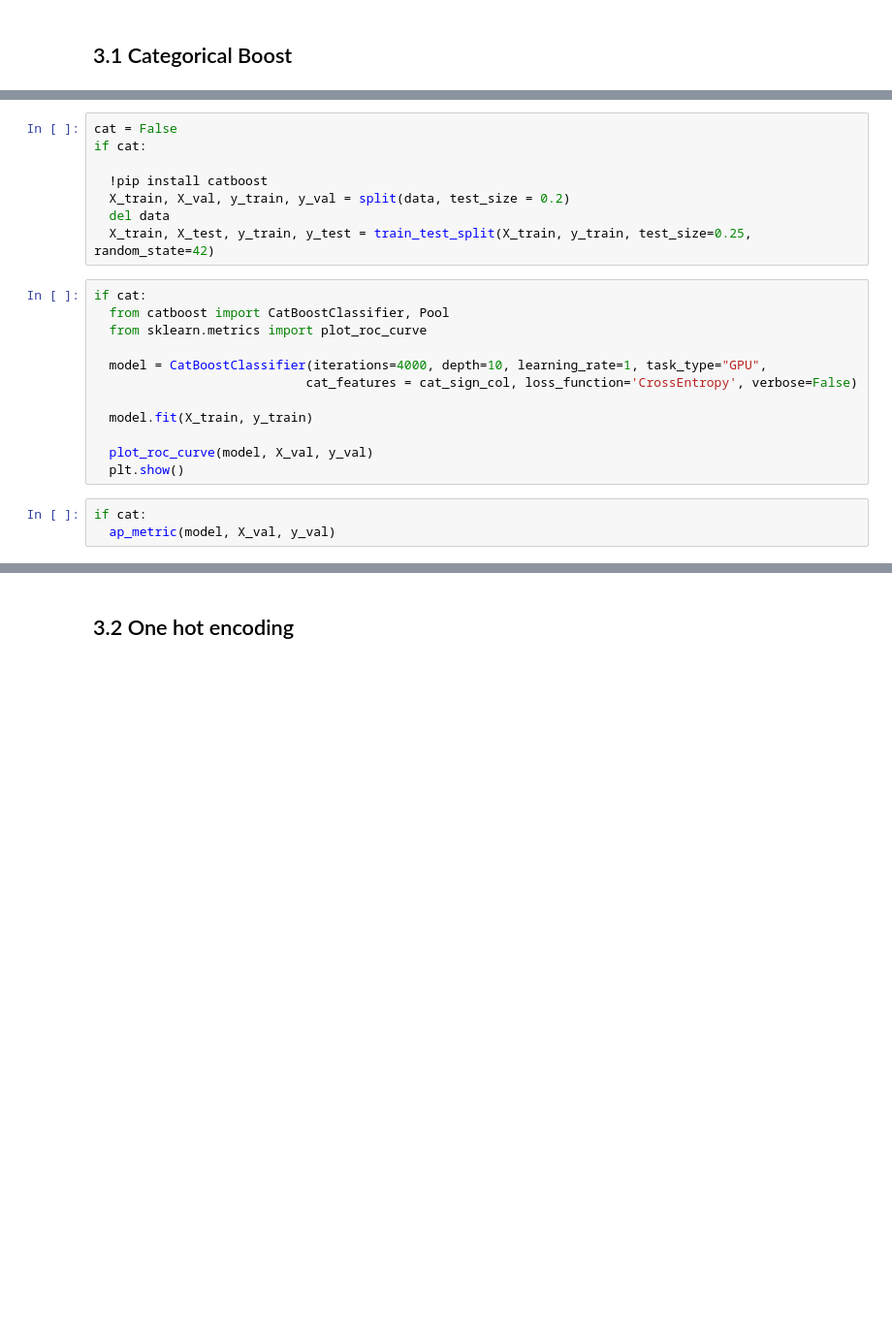
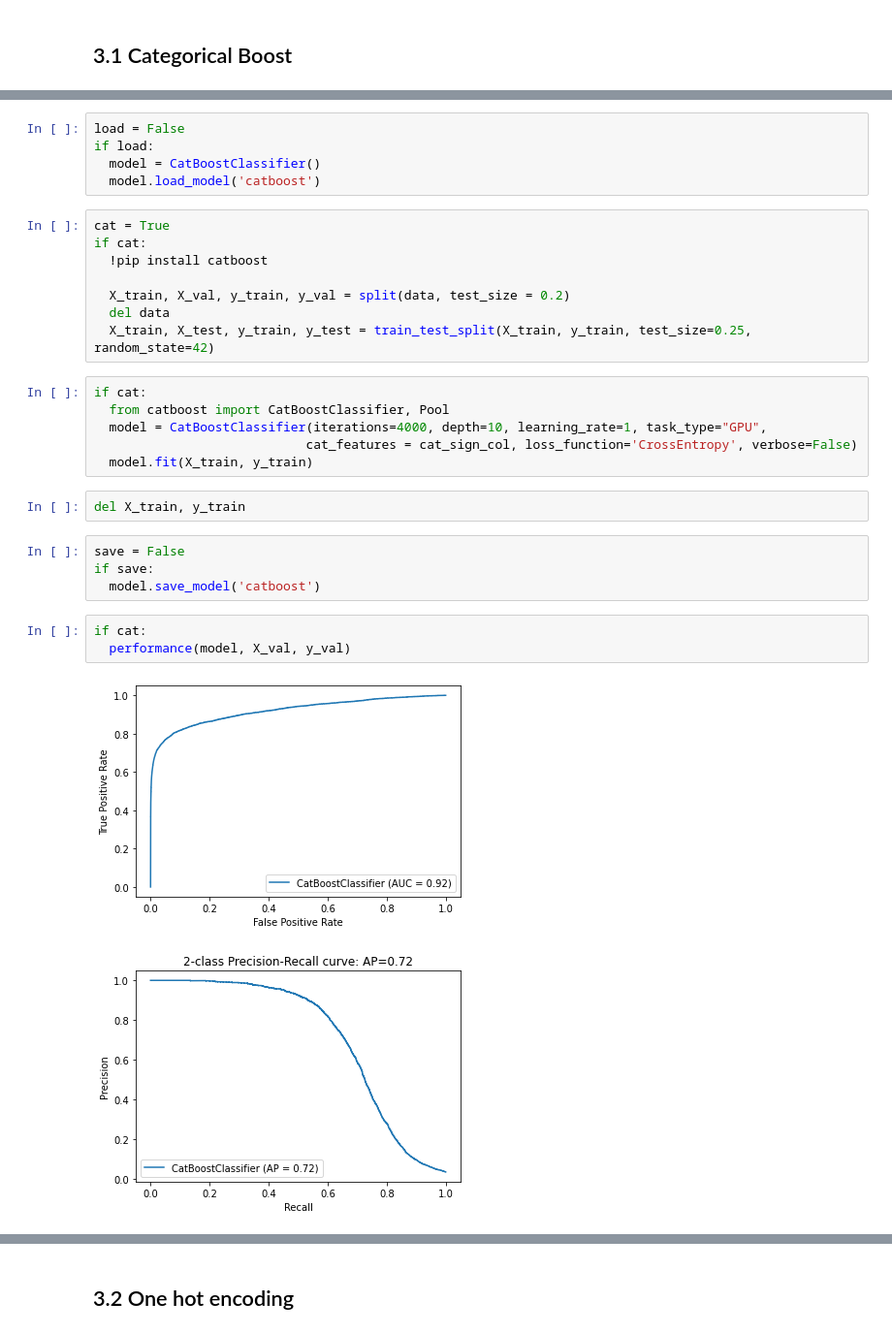
Before and after one commit to alessandrotofani/Tesi_magistrale, a Jupyter notebook: fraud_detection.ipynb, the cells around one changed output, grey strips where cells are left out. Shown at 97% size. Drawn from its saved outputs; the diff is of its cells as text; blank space fills up the shorter version.

```diff
--- a/fraud_detection.ipynb
+++ b/fraud_detection.ipynb
@@ -748,23 +791,31 @@ gpu: https://catboost.ai/docs/features/training-on-gpu.html
+# %%
+load = False
+if load:
+  model = CatBoostClassifier()
+  model.load_model('catboost')
 # %%
-cat = False
+cat = True
 if cat:
+  !pip install catboost
 
-  !pip install catboost
   X_train, X_val, y_train, y_val = split(data, test_size = 0.2)
   del data
   X_train, X_test, y_train, y_test = train_test_split(X_train, y_train, test_size=0.25, random_state=42)
 # %%
 if cat:
   from catboost import CatBoostClassifier, Pool
-  from sklearn.metrics import plot_roc_curve
-
   model = CatBoostClassifier(iterations=4000, depth=10, learning_rate=1, task_type="GPU",
                             cat_features = cat_sign_col, loss_function='CrossEntropy', verbose=False)
-
   model.fit(X_train, y_train)
-
-  plot_roc_curve(model, X_val, y_val)
-  plt.show()
+# %%
+del X_train, y_train
+# %%
+save = False
+if save:
+  model.save_model('catboost')
 # %%
 if cat:
-  ap_metric(model, X_val, y_val)
+  performance(model, X_val, y_val)
+# %% [output]
+[figure, added]
+[figure, added]
```
Also changed, not shown: parts of 6 cells of this notebook.
